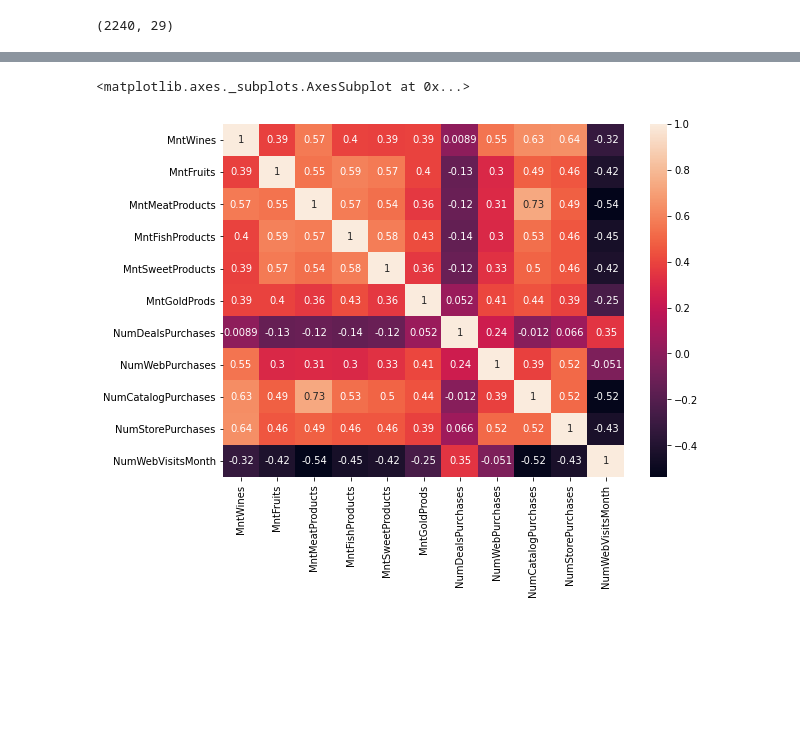
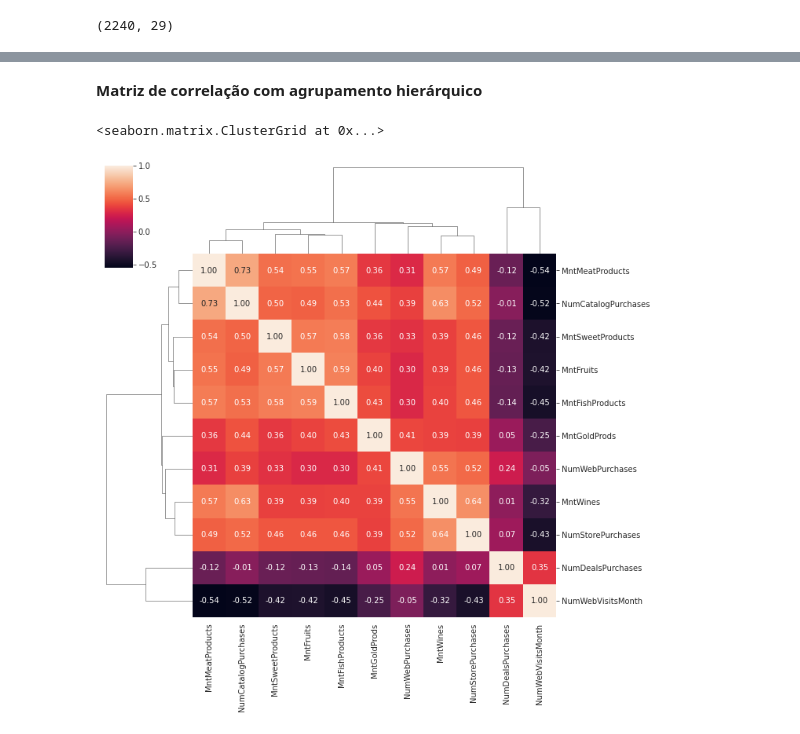
Before and after one commit to amarildo86/datascience, a Jupyter notebook: Ifood.ipynb, the cells around one changed output, grey strips where cells are left out. Cells and saved outputs as stored; diff of their text form; code cells hidden in the pictures; blank space fills up the shorter version.

```diff
--- a/Ifood.ipynb
+++ b/Ifood.ipynb
@@ -7,4 +7,6 @@ import seaborn as sns
 import matplotlib.pyplot as plt
 import warnings
 
+sns.set_palette('tab10')
+sns.set_style("whitegrid")
 warnings.simplefilter("ignore")
@@ -52,6 +62,8 @@ sns.pairplot(ifood_clear.iloc[:, 9:20])
+# %% [markdown]
+**Matriz de correlação com agrupamento hierárquico**
 # %%
-plt.figure(figsize=(9, 6.5))
-sns.heatmap(ifood_clear.iloc[:, 9:20].corr(), annot=True)
+corr_matrix = ifood_clear.iloc[:, 9:20].corr()
+sns.clustermap(corr_matrix, annot=True, fmt=".2f")
 # %% [output]
-<matplotlib.axes._subplots.AxesSubplot at 0x...>
+<seaborn.matrix.ClusterGrid at 0x...>
-[figure, old version]
+[figure, new version]
```
Also changed, not shown: parts of 45 cells of this notebook.
